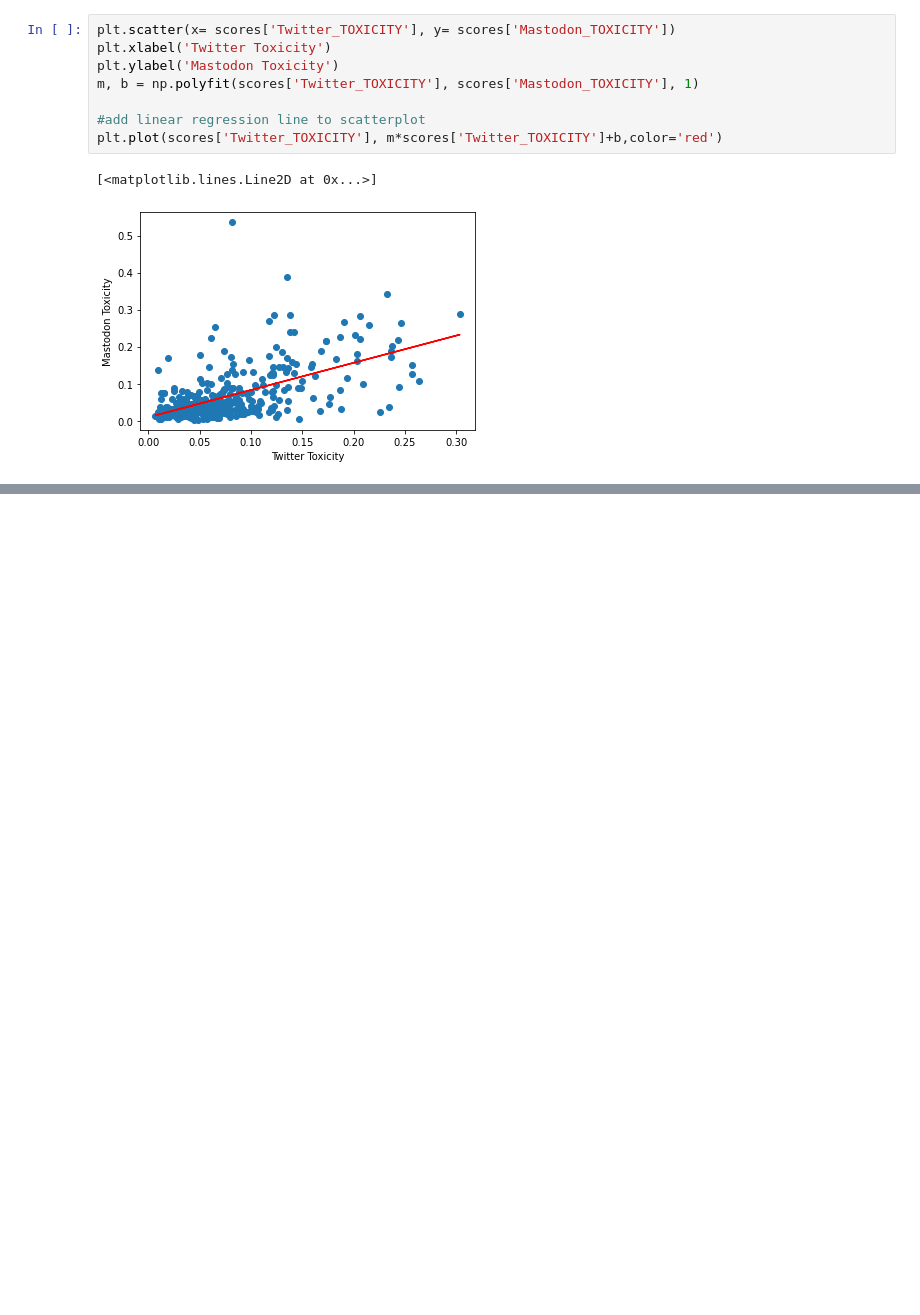
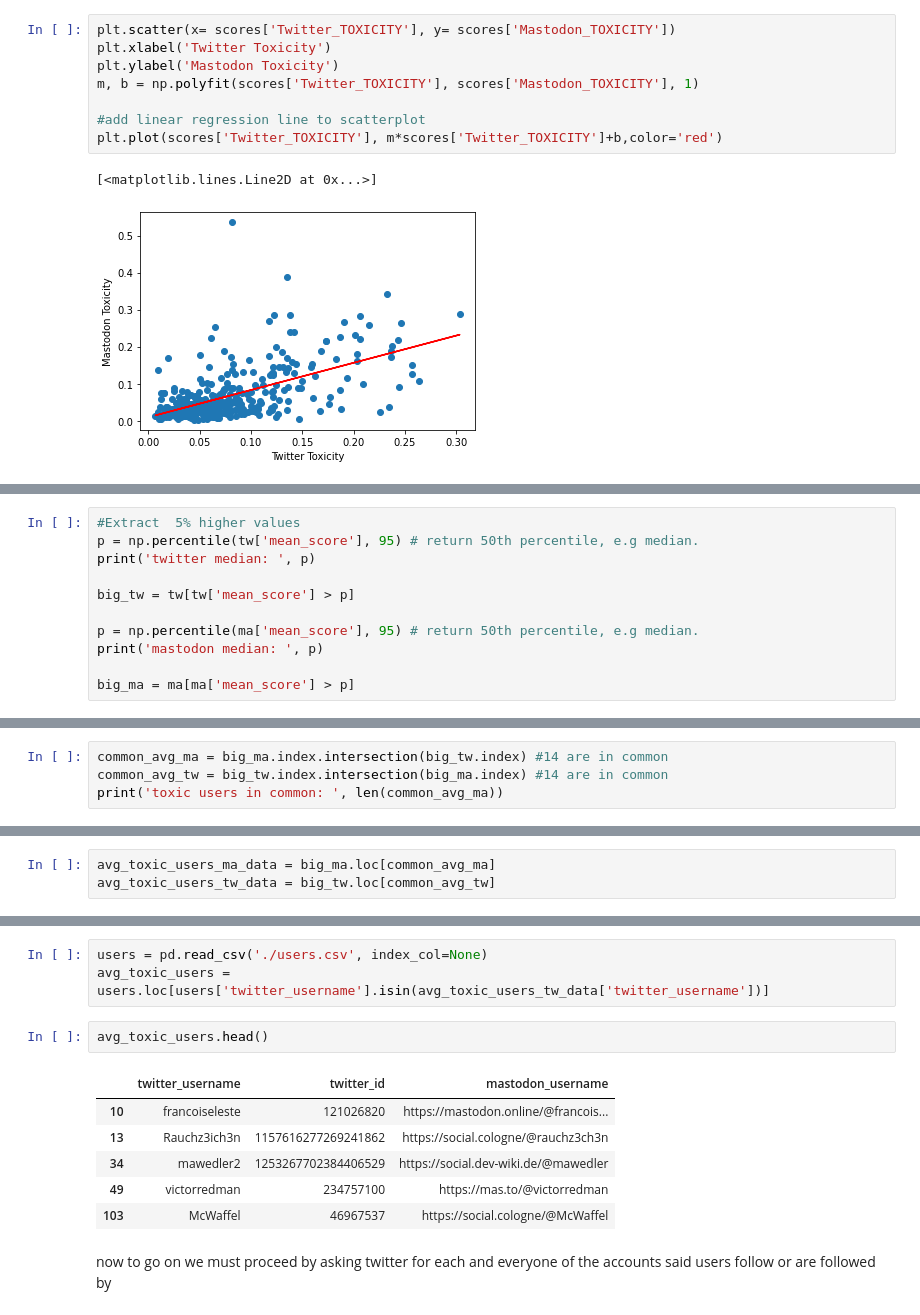
Before and after one commit to S4b3/Twitter_Mastodon_Toxicity_Analysis, a Jupyter notebook: main.ipynb, the cells around one changed output, grey strips where cells are left out. Saved outputs shown, nothing was run; the diff lists cells and outputs as text; blank space fills up the shorter version.

```diff
--- a/main.ipynb
+++ b/main.ipynb
@@ -249,0 +312,11 @@ plt.plot(scores['Twitter_TOXICITY'], m*scores['Twitter_TOXICITY']+b,color='red')
+# %%
+#Extract  5% higher values
+p = np.percentile(tw['mean_score'], 95) # return 50th percentile, e.g median.
+print('twitter median: ', p)
+
+big_tw = tw[tw['mean_score'] > p]
+
+p = np.percentile(ma['mean_score'], 95) # return 50th percentile, e.g median.
+print('mastodon median: ', p)
+
+big_ma = ma[ma['mean_score'] > p]
@@ -249,0 +328,4 @@ plt.plot(scores['Twitter_TOXICITY'], m*scores['Twitter_TOXICITY']+b,color='red')
+# %%
+common_avg_ma = big_ma.index.intersection(big_tw.index) #14 are in common
+common_avg_tw = big_tw.index.intersection(big_ma.index) #14 are in common
+print('toxic users in common: ', len(common_avg_ma))
@@ -249,0 +334,3 @@ plt.plot(scores['Twitter_TOXICITY'], m*scores['Twitter_TOXICITY']+b,color='red')
+# %%
+avg_toxic_users_ma_data = big_ma.loc[common_avg_ma]
+avg_toxic_users_tw_data = big_tw.loc[common_avg_tw]
@@ -249,0 +376,14 @@ plt.plot(scores['Twitter_TOXICITY'], m*scores['Twitter_TOXICITY']+b,color='red')
+# %%
+users = pd.read_csv('./users.csv', index_col=None)
+avg_toxic_users = users.loc[users['twitter_username'].isin(avg_toxic_users_tw_data['twitter_username'])]
+# %%
+avg_toxic_users.head()
+# %% [output]
+|  | twitter_username | twitter_id | mastodon_username |
+| 10 | francoiseleste | 121026820 | https://mastodon.online/@francois... |
+| 13 | Rauchz3ich3n | 1157616277269241862 | https://social.cologne/@rauchz3ch3n |
+| 34 | mawedler2 | 1253267702384406529 | https://social.dev-wiki.de/@mawedler |
+| 49 | victorredman | 234757100 | https://mas.to/@victorredman |
+| 103 | McWaffel | 46967537 | https://social.cologne/@McWaffel |
+# %% [markdown]
+now to go on we must proceed by asking twitter for each and everyone of the accounts said users follow or are followed by
```
Also changed, not shown: parts of 21 cells of this notebook, 4 other files.
